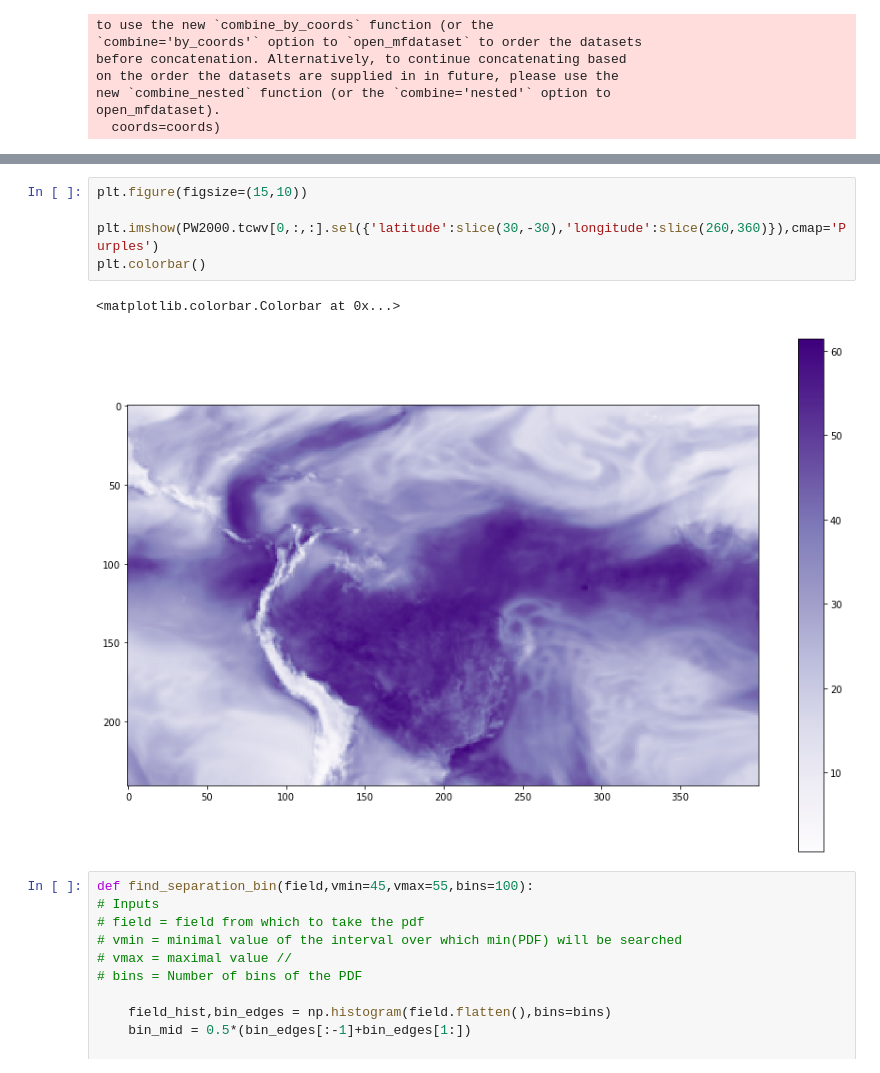
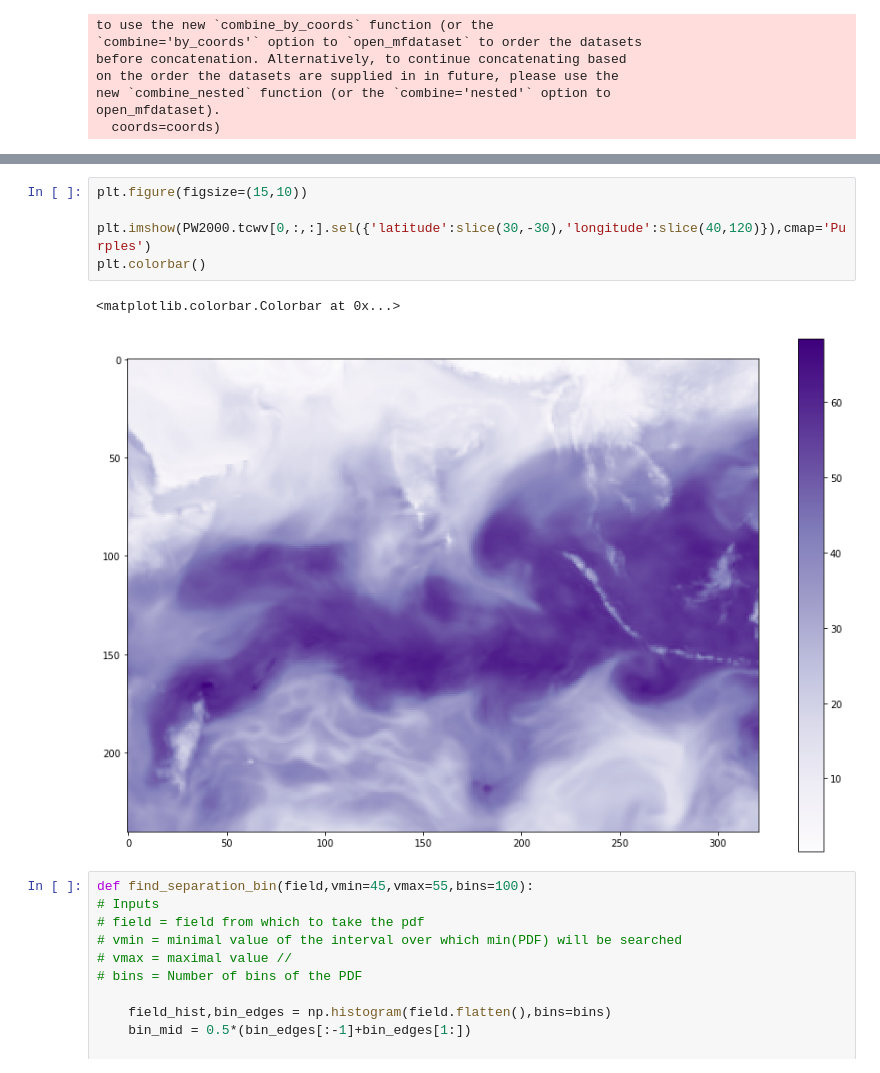
Before and after one commit to tbeucler/2019_WMI, a Jupyter notebook: dev/tbeucler/001_Analyze_PW.ipynb, the cells around one changed output, grey strips where cells are left out. Saved outputs shown, nothing was run; the diff lists cells and outputs as text.

```diff
--- a/dev/tbeucler/001_Analyze_PW.ipynb
+++ b/dev/tbeucler/001_Analyze_PW.ipynb
@@ -33,11 +33,11 @@ Attributes:
 # %%
 plt.figure(figsize=(15,10))
 
-plt.imshow(PW2000.tcwv[0,:,:].sel({'latitude':slice(30,-30),'longitude':slice(260,360)}),cmap='Purples')
+plt.imshow(PW2000.tcwv[0,:,:].sel({'latitude':slice(30,-30),'longitude':slice(40,120)}),cmap='Purples')
 plt.colorbar()
 # %% [output]
 <matplotlib.colorbar.Colorbar at 0x...>
-[figure, old version]
+[figure, new version]
 # %%
 def find_separation_bin(field,vmin=45,vmax=55,bins=100):
 # Inputs
```
Also changed, not shown: parts of 5 cells of this notebook.
